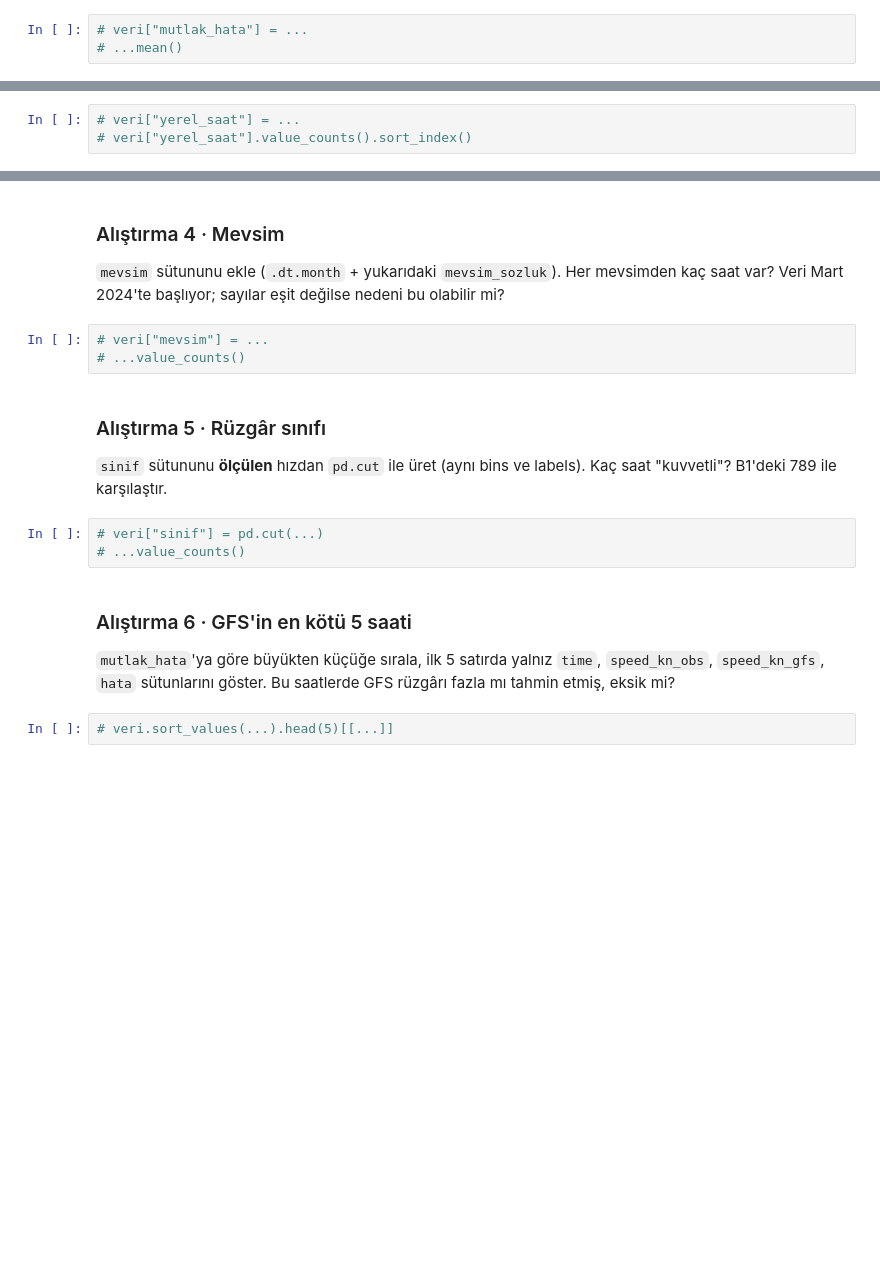
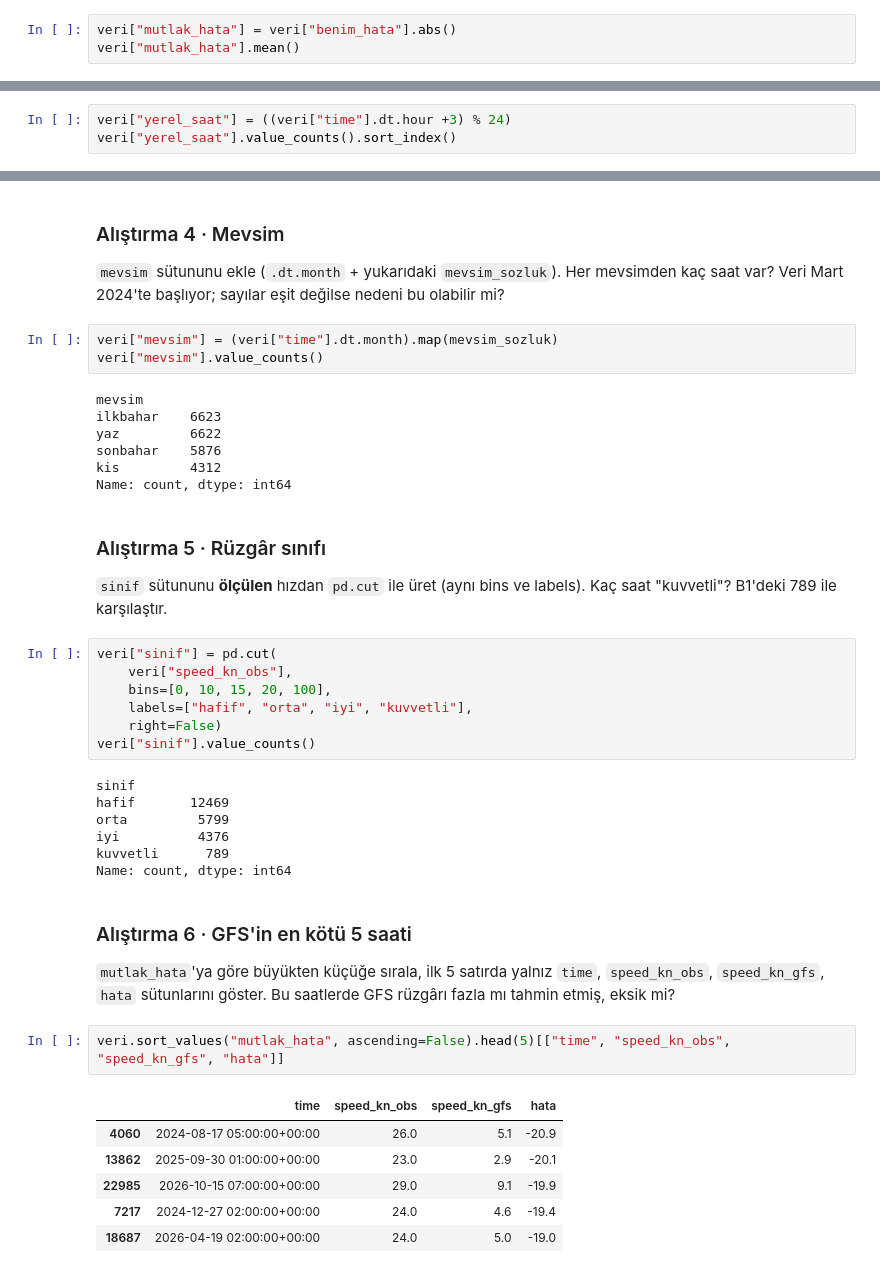
Before and after one commit to YenerCenger/gfs-wind-postprocess, a Jupyter notebook: notebooks/b2-pandas-sutun.ipynb, the cells around one changed output, grey strips where cells are left out. Drawn from its saved outputs; the diff is of its cells as text; blank space fills up the shorter version.

Commit message:
B2: Cengo çözümü (1-6), 6 sort_values düzeltmesiyle

```diff
--- a/notebooks/b2-pandas-sutun.ipynb
+++ b/notebooks/b2-pandas-sutun.ipynb
@@ -102,5 +168,5 @@ Tabloda zaten `hata` diye bir sütun var. İlk satıra bak: gfs 1,8, ölçüm 2,
 
 `mutlak_hata` sütunu ekle (`.abs()`), sonra ortalamasını al. Bu sayı, rüzgâr projesindeki "ham GFS" MAE'sinin bütün veri üstündeki hali.
 # %%
-# veri["mutlak_hata"] = ...
-# ...mean()
+veri["mutlak_hata"] = veri["benim_hata"].abs()
+veri["mutlak_hata"].mean()
@@ -109,5 +177,5 @@ Tabloda zaten `hata` diye bir sütun var. İlk satıra bak: gfs 1,8, ölçüm 2,
 
 `yerel_saat` sütunu ekle (`veri["time"].dt.hour` ile başla). Sonra `value_counts()` ile her saatten kaç tane olduğuna bak. Hepsi yaklaşık aynı mı? Neden öyle olmalı?
 # %%
-# veri["yerel_saat"] = ...
-# veri["yerel_saat"].value_counts().sort_index()
+veri["yerel_saat"] = ((veri["time"].dt.hour +3) % 24)
+veri["yerel_saat"].value_counts().sort_index()
@@ -116,21 +202,46 @@ Tabloda zaten `hata` diye bir sütun var. İlk satıra bak: gfs 1,8, ölçüm 2,
 
 `mevsim` sütununu ekle (`.dt.month` + yukarıdaki `mevsim_sozluk`). Her mevsimden kaç saat var? Veri Mart 2024'te başlıyor; sayılar eşit değilse nedeni bu olabilir mi?
 # %%
-# veri["mevsim"] = ...
-# ...value_counts()
+veri["mevsim"] = (veri["time"].dt.month).map(mevsim_sozluk)
+veri["mevsim"].value_counts()
+# %% [output]
+mevsim
+ilkbahar    6623
+yaz         6622
+sonbahar    5876
+kis         4312
+Name: count, dtype: int64
 # %% [markdown]
 ### Alıştırma 5 · Rüzgâr sınıfı
 
 `sinif` sütununu **ölçülen** hızdan `pd.cut` ile üret (aynı bins ve labels). Kaç saat "kuvvetli"? B1'deki 789 ile karşılaştır.
 # %%
-# veri["sinif"] = pd.cut(...)
-# ...value_counts()
+veri["sinif"] = pd.cut(
+    veri["speed_kn_obs"],
+    bins=[0, 10, 15, 20, 100],
+    labels=["hafif", "orta", "iyi", "kuvvetli"],
+    right=False)
+veri["sinif"].value_counts()
+# %% [output]
+sinif
+hafif       12469
+orta         5799
+iyi          4376
+kuvvetli      789
+Name: count, dtype: int64
 # %% [markdown]
 ### Alıştırma 6 · GFS'in en kötü 5 saati
 
 `mutlak_hata`'ya göre büyükten küçüğe sırala, ilk 5 satırda yalnız `time`, `speed_kn_obs`, `speed_kn_gfs`, `hata` sütunlarını göster. Bu saatlerde GFS rüzgârı fazla mı tahmin etmiş, eksik mi?
 # %%
-# veri.sort_values(...).head(5)[[...]]
+veri.sort_values("mutlak_hata", ascending=False).head(5)[["time", "speed_kn_obs", "speed_kn_gfs", "hata"]]
+# %% [output]
+|  | time | speed_kn_obs | speed_kn_gfs | hata |
+| 4060 | 2024-08-17 05:00:00+00:00 | 26.0 | 5.1 | -20.9 |
+| 13862 | 2025-09-30 01:00:00+00:00 | 23.0 | 2.9 | -20.1 |
+| 22985 | 2026-10-15 07:00:00+00:00 | 29.0 | 9.1 | -19.9 |
+| 7217 | 2024-12-27 02:00:00+00:00 | 24.0 | 4.6 | -19.4 |
+| 18687 | 2026-04-19 02:00:00+00:00 | 24.0 | 5.0 | -19.0 |
 # %% [markdown]
 ## 3. Kapanış (2 cümle)
 
```
Also changed, not shown: parts of 20 cells of this notebook.
